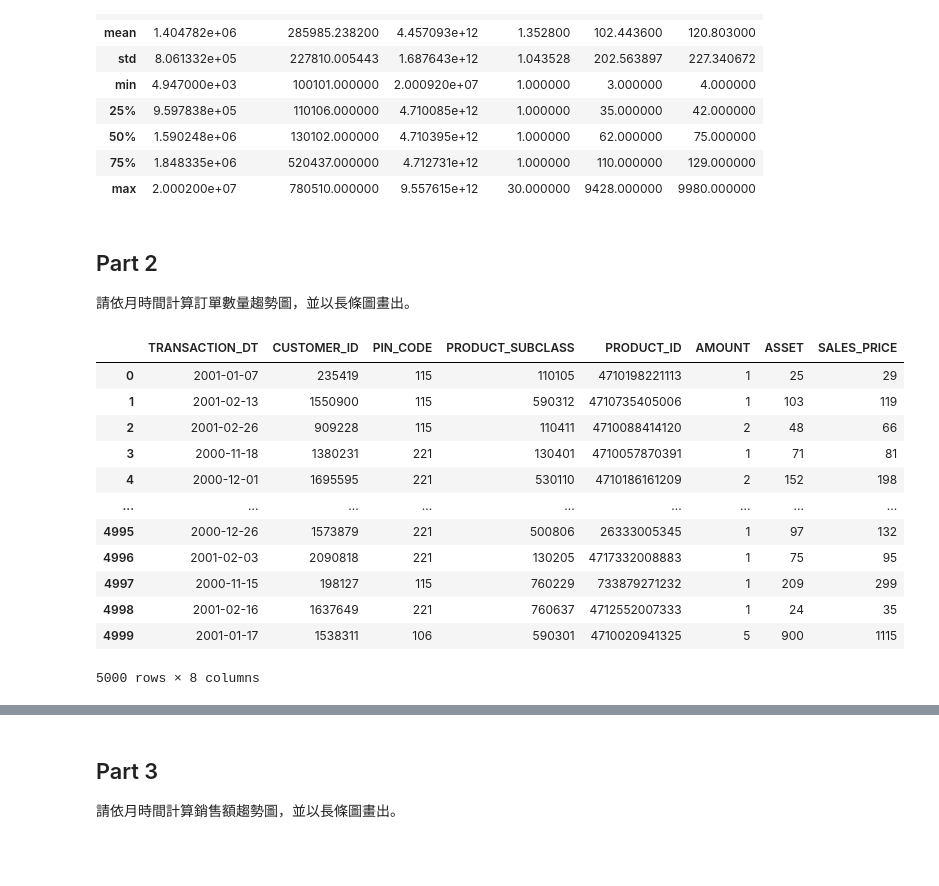
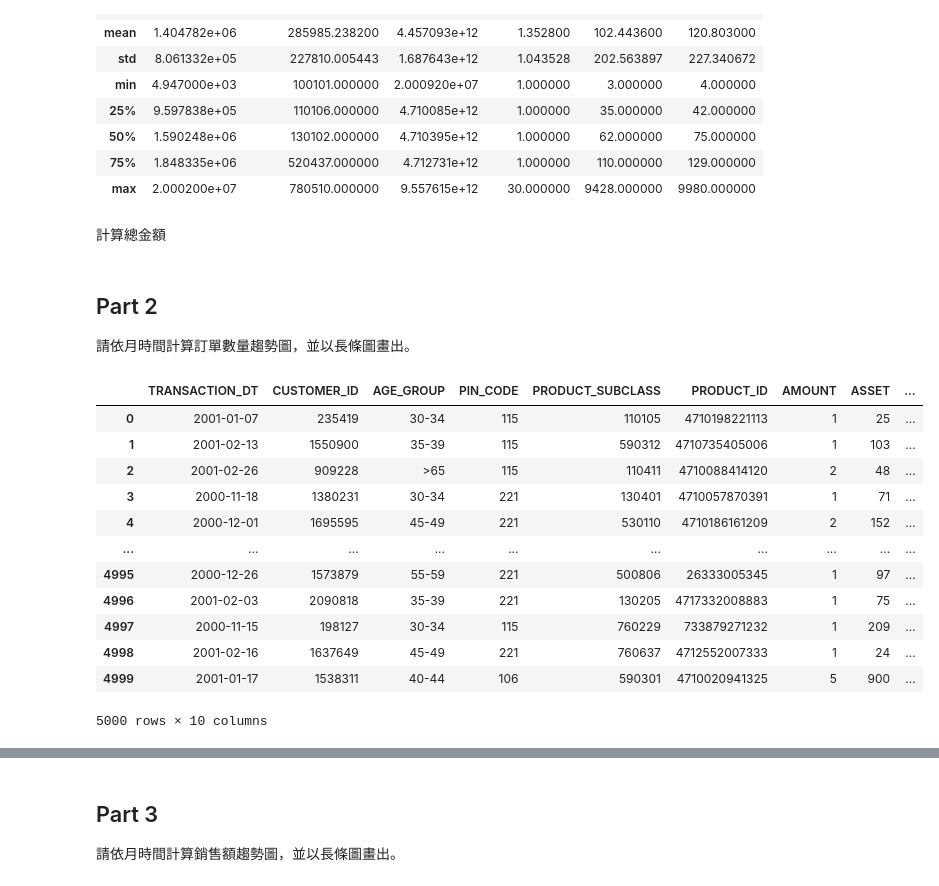
Before and after one commit to pan93412/nkust-homework, a Jupyter notebook: semester-5/business-platform-design/ch9/hw093.ipynb, the cells around one changed output, grey strips where cells are left out. Cells and saved outputs as stored; diff of their text form; code cells hidden in the pictures; blank space fills up the shorter version.

```diff
--- a/semester-5/business-platform-design/ch9/hw093.ipynb
+++ b/semester-5/business-platform-design/ch9/hw093.ipynb
@@ -87,25 +89,29 @@ df.describe()
 | 50% | 1.590248e+06 | 130102.000000 | 4.710395e+12 | 1.000000 | 62.000000 | 75.000000 |
 | 75% | 1.848335e+06 | 520437.000000 | 4.712731e+12 | 1.000000 | 110.000000 | 129.000000 |
 | max | 2.000200e+07 | 780510.000000 | 9.557615e+12 | 30.000000 | 9428.000000 | 9980.000000 |
+# %% [markdown]
+計算總金額
+# %%
+df["SALES_FIGURE"] = df["SALES_PRICE"] * df["AMOUNT"]
 # %% [markdown]
 ## Part 2
 
 請依月時間計算訂單數量趨勢圖，並以長條圖畫出。
 # %%
-df["TRANSACTION_DT"] = pd.to_datetime(df["TRANSACTION_DT"])
+df["TRANSACTION_DT"] = pd.to_datetime(df["TRANSACTION_DT"], format="%m/%d/%Y")
 
 df
 # %% [output]
-|  | TRANSACTION_DT | CUSTOMER_ID | PIN_CODE | PRODUCT_SUBCLASS | PRODUCT_ID | AMOUNT | ASSET | SALES_PRICE |
-| 0 | 2001-01-07 | 235419 | 115 | 110105 | 4710198221113 | 1 | 25 | 29 |
-| 1 | 2001-02-13 | 1550900 | 115 | 590312 | 4710735405006 | 1 | 103 | 119 |
-| 2 | 2001-02-26 | 909228 | 115 | 110411 | 4710088414120 | 2 | 48 | 66 |
-| 3 | 2000-11-18 | 1380231 | 221 | 130401 | 4710057870391 | 1 | 71 | 81 |
-| 4 | 2000-12-01 | 1695595 | 221 | 530110 | 4710186161209 | 2 | 152 | 198 |
-| ... | ... | ... | ... | ... | ... | ... | ... | ... |
-| 4995 | 2000-12-26 | 1573879 | 221 | 500806 | 26333005345 | 1 | 97 | 132 |
-| 4996 | 2001-02-03 | 2090818 | 221 | 130205 | 4717332008883 | 1 | 75 | 95 |
-| 4997 | 2000-11-15 | 198127 | 115 | 760229 | 733879271232 | 1 | 209 | 299 |
-| 4998 | 2001-02-16 | 1637649 | 221 | 760637 | 4712552007333 | 1 | 24 | 35 |
-| 4999 | 2001-01-17 | 1538311 | 106 | 590301 | 4710020941325 | 5 | 900 | 1115 |
+|  | TRANSACTION_DT | CUSTOMER_ID | AGE_GROUP | PIN_CODE | PRODUCT_SUBCLASS | PRODUCT_ID | AMOUNT | ASSET | ... |
+| 0 | 2001-01-07 | 235419 | 30-34 | 115 | 110105 | 4710198221113 | 1 | 25 | ... |
+| 1 | 2001-02-13 | 1550900 | 35-39 | 115 | 590312 | 4710735405006 | 1 | 103 | ... |
+| 2 | 2001-02-26 | 909228 | >65 | 115 | 110411 | 4710088414120 | 2 | 48 | ... |
+| 3 | 2000-11-18 | 1380231 | 30-34 | 221 | 130401 | 4710057870391 | 1 | 71 | ... |
+| 4 | 2000-12-01 | 1695595 | 45-49 | 221 | 530110 | 4710186161209 | 2 | 152 | ... |
+| ... | ... | ... | ... | ... | ... | ... | ... | ... | ... |
+| 4995 | 2000-12-26 | 1573879 | 55-59 | 221 | 500806 | 26333005345 | 1 | 97 | ... |
+| 4996 | 2001-02-03 | 2090818 | 35-39 | 221 | 130205 | 4717332008883 | 1 | 75 | ... |
+| 4997 | 2000-11-15 | 198127 | 30-34 | 115 | 760229 | 733879271232 | 1 | 209 | ... |
+| 4998 | 2001-02-16 | 1637649 | 45-49 | 221 | 760637 | 4712552007333 | 1 | 24 | ... |
+| 4999 | 2001-01-17 | 1538311 | 40-44 | 106 | 590301 | 4710020941325 | 5 | 900 | ... |
-5000 rows × 8 columns
+5000 rows × 10 columns
```
Also changed, not shown: parts of 13 cells of this notebook.
